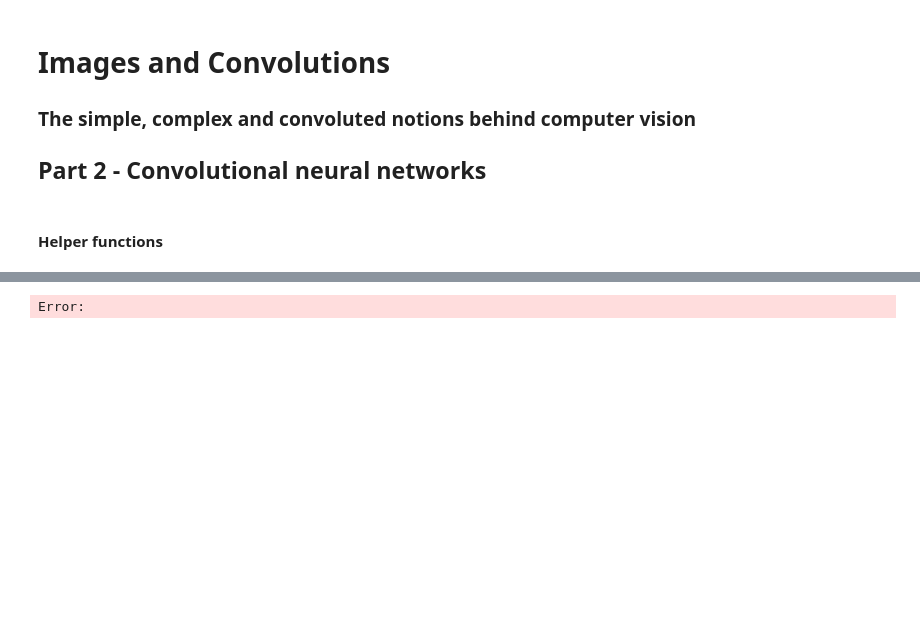
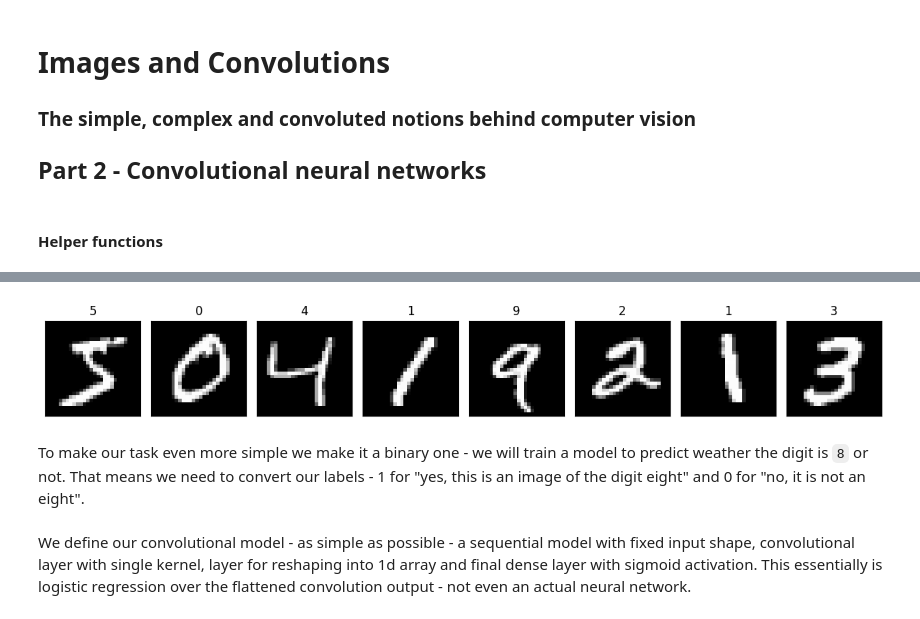
Before and after one commit to dtuleva/Images_and_Convolutions, a Jupyter notebook: Images_and_Convolutions_part_2_CNNs.ipynb, the cells around one changed output, grey strips where cells are left out. Saved outputs shown, nothing was run; the diff lists cells and outputs as text; code cells hidden in the pictures; blank space fills up the shorter version.

Commit message:
add base model

```diff
--- a/Images_and_Convolutions_part_2_CNNs.ipynb
+++ b/Images_and_Convolutions_part_2_CNNs.ipynb
@@ -168,8 +169,14 @@ test_images = test_images[..., tf.newaxis]
+# %%
+n_images = 8
+plot_image_subplots(train_images[:n_images], titles=train_labels[:n_images], ncols = n_images, nrows = 1)
+# %% [output]
+[figure, added]
+# %% [markdown]
+To make our task even more simple we make it a binary one - we will train a model to predict weather the digit is `8` or not. That means we need to convert our labels - 1 for "yes, this is an image of the digit eight" and 0 for "no, it is not an eight".
 # %%
-
 # Convert labels to binary: 1 for class '8', 0 for others
-train_labels = (train_labels == 8).astype(int)
-test_labels = (test_labels == 8).astype(int)
+train_labels_bin = (train_labels == 8).astype(int)
+test_labels_bin = (test_labels == 8).astype(int)
-# %% [output]
-Error:
+# %% [markdown]
+We define our convolutional model - as simple as possible - a sequential model with fixed input shape, convolutional layer with single kernel, layer for reshaping into 1d array and final dense layer with sigmoid activation. This essentially is logistic regression over the flattened convolution output - not even an actual neural network.
 # %%
```
Also changed, not shown: parts of 34 cells of this notebook.
